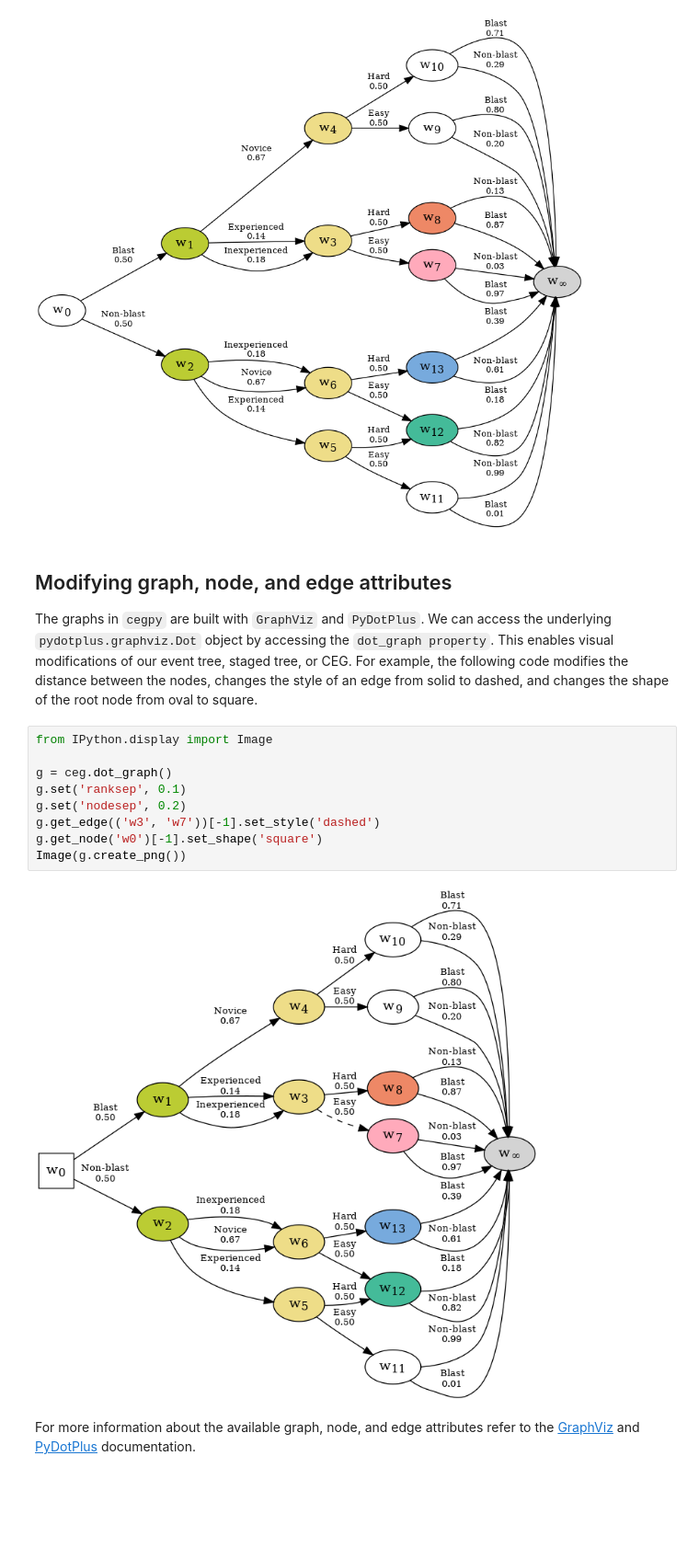
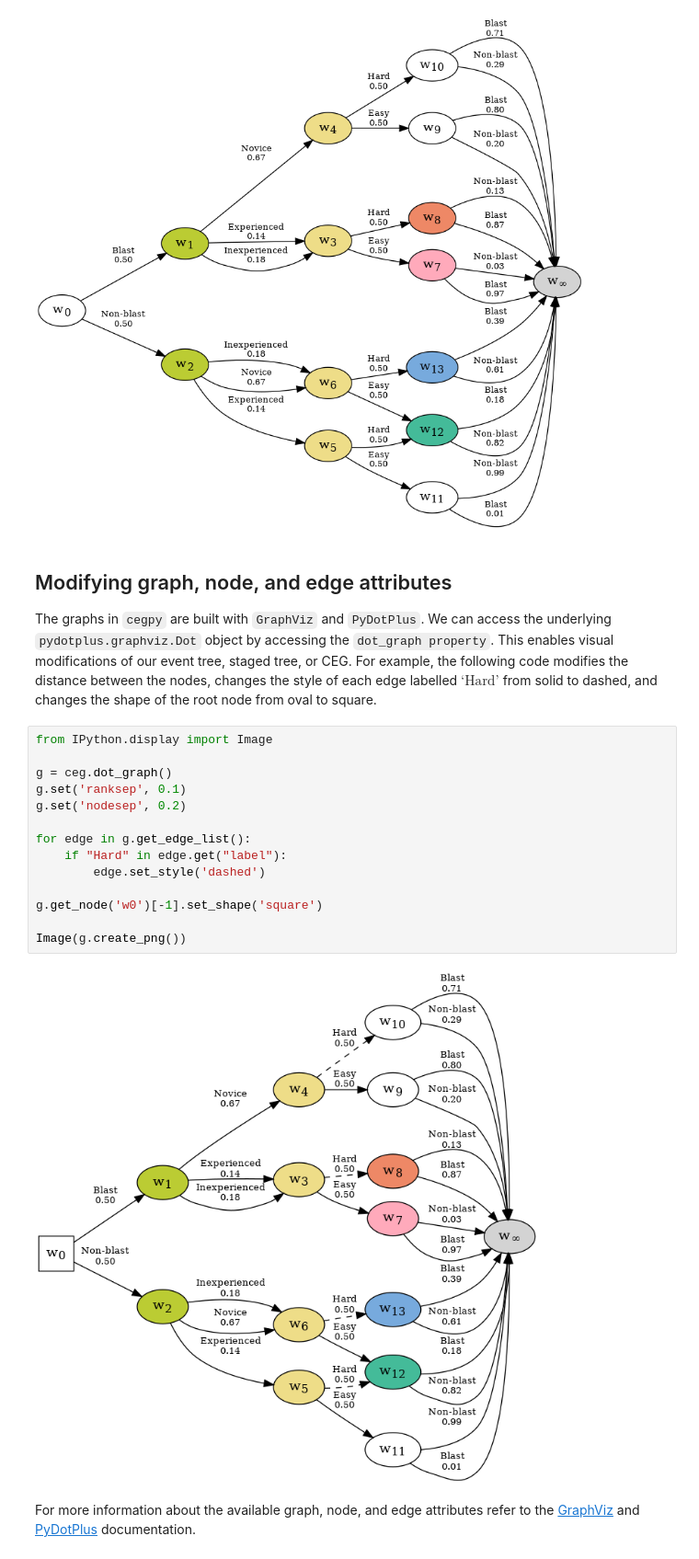
Before and after one commit to g-walley/cegpy, a Jupyter notebook: docs/quickstart/quickstart_dot_graph_modification.ipynb, the cells around one changed output. Shown: that part at 92% size. Cells and saved outputs as stored; diff of their text form; blank space fills up the shorter version.

Commit message:
Change edge modification

```diff
--- a/docs/quickstart/quickstart_dot_graph_modification.ipynb
+++ b/docs/quickstart/quickstart_dot_graph_modification.ipynb
@@ -20,17 +20,22 @@ ceg.create_figure()
 # %% [markdown]
 ## Modifying graph, node, and edge attributes
 
-The graphs in `cegpy` are built with `GraphViz` and `PyDotPlus`. We can access the underlying `pydotplus.graphviz.Dot` object by accessing the `dot_graph property`. This enables visual modifications of our event tree, staged tree, or CEG. For example, the following code modifies the distance between the nodes, changes the style of an edge from solid to dashed, and changes the shape of the root node from oval to square.
+The graphs in `cegpy` are built with `GraphViz` and `PyDotPlus`. We can access the underlying `pydotplus.graphviz.Dot` object by accessing the `dot_graph property`. This enables visual modifications of our event tree, staged tree, or CEG. For example, the following code modifies the distance between the nodes, changes the style of each edge labelled $\text{`Hard'}$ from solid to dashed, and changes the shape of the root node from oval to square.
 # %%
 from IPython.display import Image
 
 g = ceg.dot_graph()
 g.set('ranksep', 0.1)
 g.set('nodesep', 0.2)
-g.get_edge(('w3', 'w7'))[-1].set_style('dashed')
+
+for edge in g.get_edge_list():
+    if "Hard" in edge.get("label"):
+        edge.set_style('dashed')
+
 g.get_node('w0')[-1].set_shape('square')
+
 Image(g.create_png())
 # %% [output]
-[figure, old version]
+[figure, new version]
 # %% [markdown]
 For more information about the available graph, node, and edge attributes refer to the [GraphViz](https://graphviz.org) and [PyDotPlus](https://pydotplus.readthedocs.io) documentation.
```
